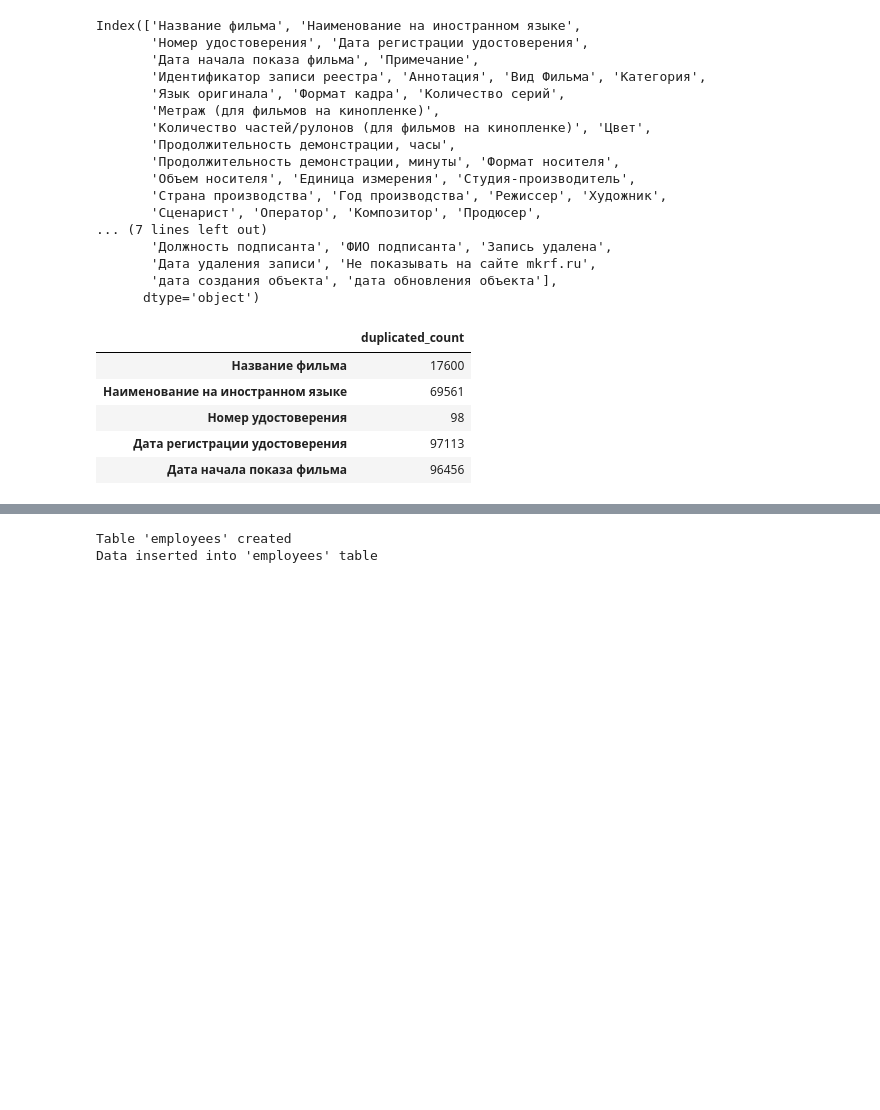
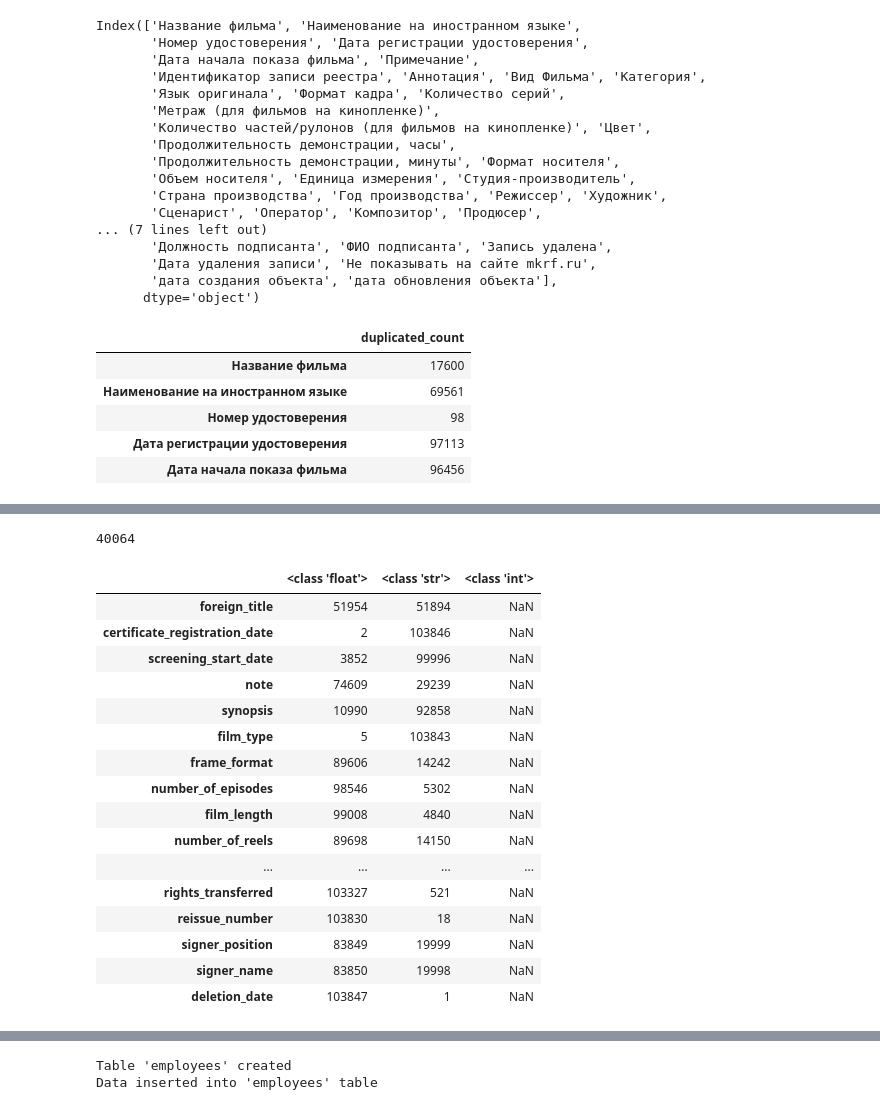
Before and after one commit to rvegrc/de, a Jupyter notebook: db_ops/db_ops.ipynb, the cells around one changed output, grey strips where cells are left out. Saved outputs shown, nothing was run; the diff lists cells and outputs as text; code cells hidden in the pictures; blank space fills up the shorter version.

Commit message:
add check for dtypes

```diff
--- a/db_ops/db_ops.ipynb
+++ b/db_ops/db_ops.ipynb
@@ -97,3 +97,25 @@ raw_data.head()
 | 3 | Как я встретил её маму | NaN | 111001324 | 2024-01-30T12:00:00.000Z | ... |
 | 4 | Миссия в Москве | Mo Si Ke xing dong | 121002924 | 2024-01-30T12:00:00.000Z | ... |
 5 rows × 48 columns
+# %%
+def not_same_types(df: pd.DataFrame, col_name: str) -> pd.Series | None:
+    """
+    If there are multiple dtypes in col, return a col_name with counts of each dtype.
+    Null values are ignored in the check.
+    If all dtypes are the same, return None.
+    """
+    non_null_col = df[col_name][df[col_name].notnull()]
+    col_types = non_null_col.apply(type).value_counts()
+    if len(col_types) > 1:
+        return col_types
+    else:
+        return None
+
+not_same_types_cols = {}
+for col in raw_data.columns:
+    not_same_types_col = not_same_types(raw_data, col)
+    if not_same_types_col is not None:
+        not_same_types_cols[col] = not_same_types_col.to_dict()
+
+not_same_types_df = pd.DataFrame.from_dict(not_same_types_cols, orient='index')
+display(not_same_types_df)
@@ -180,0 +282,5 @@ d_cols.head()
+# %%
+# count values with non-digit characters in 'certificate_number'
+len(new_data['certificate_number']) - new_data['certificate_number'].str.isdigit().sum()
+# %% [output]
+40064
@@ -180,0 +289,34 @@ d_cols.head()
+# %%
+def not_same_types(df: pd.DataFrame, col_name: str) -> pd.Series:
+    """
+    Show dtypes in column col_name if they are not the same.
+    If all values have the same type, return an empty Series.
+    """
+    col_types = df[col_name].apply(type).value_counts()
+    if len(col_types) > 1:
+        return col_types
+# %%
+not_same = {}
+for col in new_data.columns:
+    if not_same_types(new_data, col) is not None:
+        not_same[col] = not_same_types(new_data, col)
+# %%
+pd.DataFrame.from_dict(not_same, orient='index')
+# %% [output]
+|  | <class 'float'> | <class 'str'> | <class 'int'> |
+| foreign_title | 51954 | 51894 | NaN |
+| certificate_registration_date | 2 | 103846 | NaN |
+| screening_start_date | 3852 | 99996 | NaN |
+| note | 74609 | 29239 | NaN |
+| synopsis | 10990 | 92858 | NaN |
+| film_type | 5 | 103843 | NaN |
+| frame_format | 89606 | 14242 | NaN |
+| number_of_episodes | 98546 | 5302 | NaN |
+| film_length | 99008 | 4840 | NaN |
+| number_of_reels | 89698 | 14150 | NaN |
+| ... | ... | ... | ... |
+| rights_transferred | 103327 | 521 | NaN |
+| reissue_number | 103830 | 18 | NaN |
+| signer_position | 83849 | 19999 | NaN |
+| signer_name | 83850 | 19998 | NaN |
+| deletion_date | 103847 | 1 | NaN |
```
Also changed, not shown: parts of 10 cells of this notebook, 1 other file.
